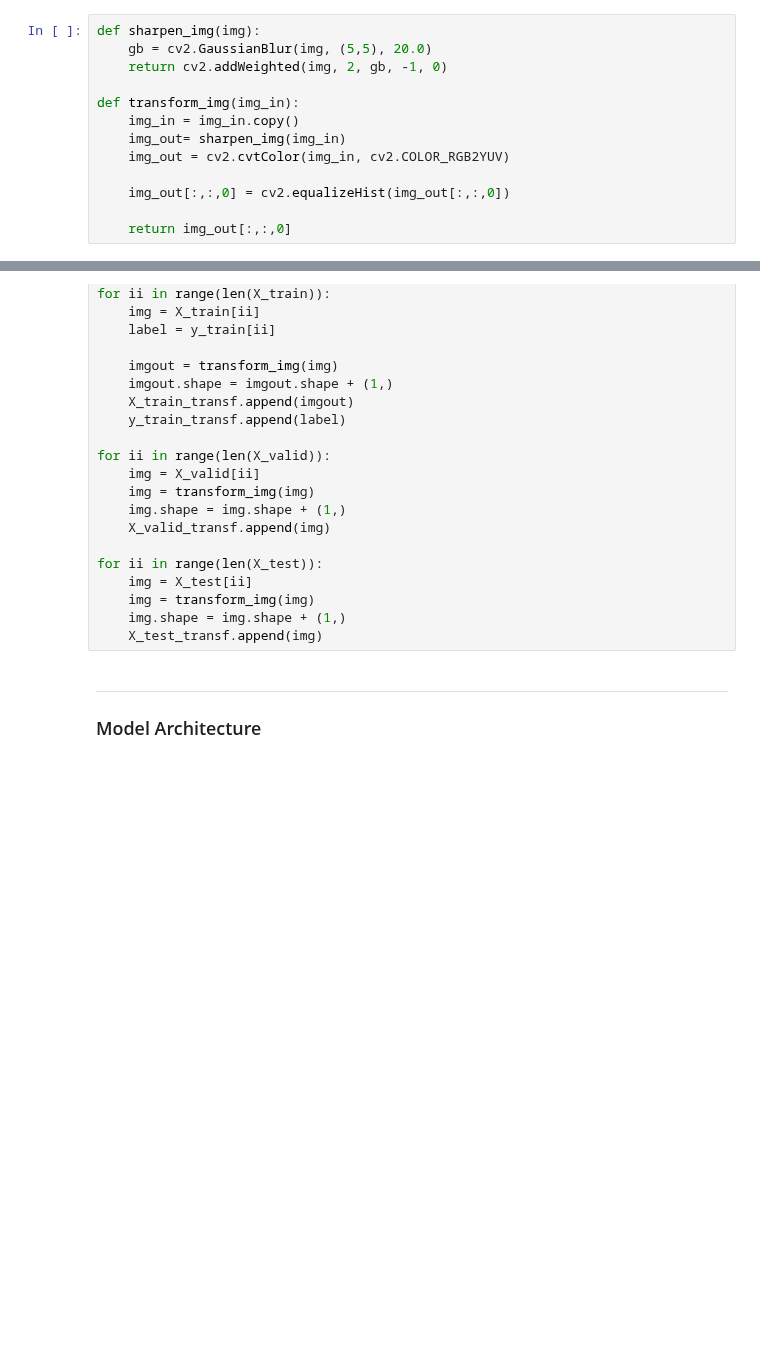
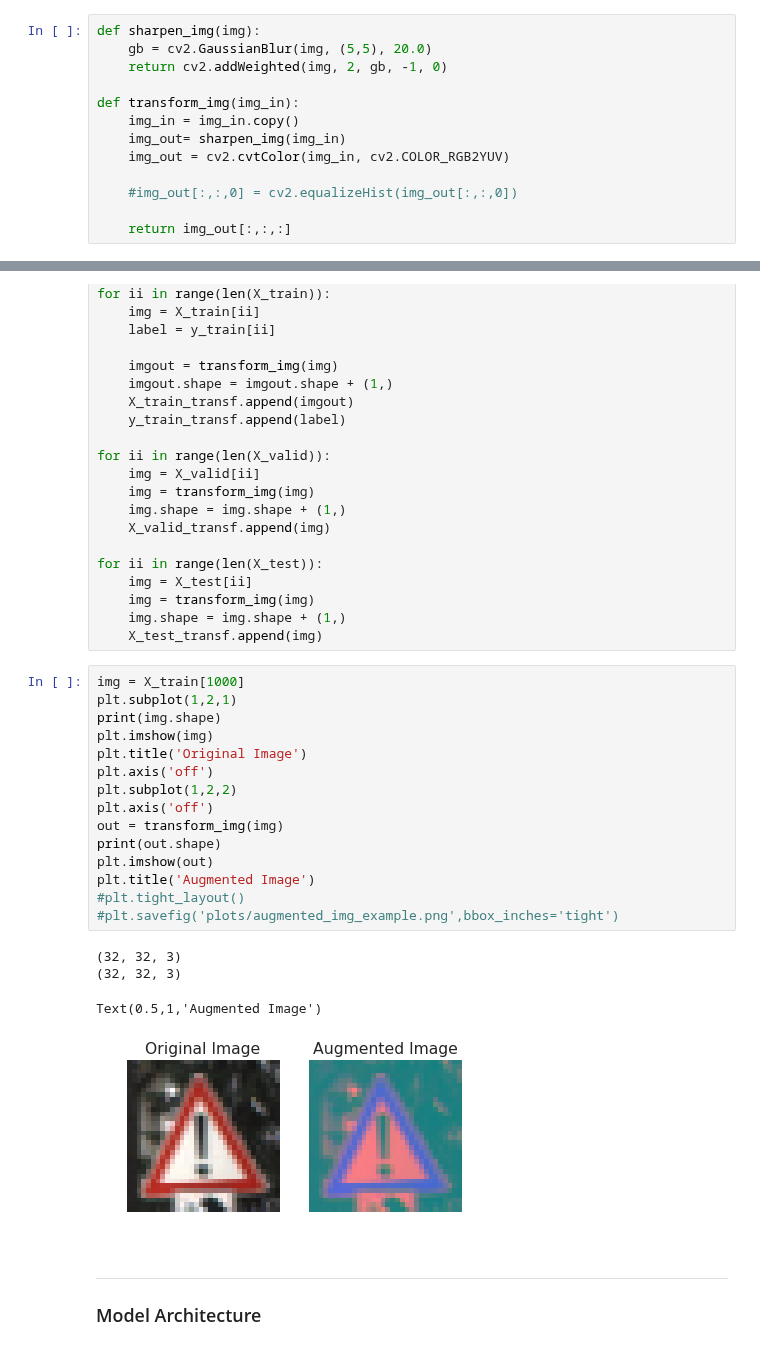
Before and after one commit to cecchilinux/machine_learning, a Jupyter notebook: notebooks/Traffic_signs_classifier.ipynb, the cells around one changed output, grey strips where cells are left out. Saved outputs shown, nothing was run; the diff lists cells and outputs as text; blank space fills up the shorter version.

```diff
--- a/notebooks/Traffic_signs_classifier.ipynb
+++ b/notebooks/Traffic_signs_classifier.ipynb
@@ -290,9 +290,9 @@ def transform_img(img_in):
     img_out= sharpen_img(img_in)
     img_out = cv2.cvtColor(img_in, cv2.COLOR_RGB2YUV)
 
-    img_out[:,:,0] = cv2.equalizeHist(img_out[:,:,0])
+    #img_out[:,:,0] = cv2.equalizeHist(img_out[:,:,0])
 
-    return img_out[:,:,0]
+    return img_out[:,:,:]
 # %%
 # Transform all images and augment training data
 X_train_transf = list()
@@ -319,6 +319,26 @@ for ii in range(len(X_test)):
     img = transform_img(img)
     img.shape = img.shape + (1,)
     X_test_transf.append(img)
+# %%
+img = X_train[1000]
+plt.subplot(1,2,1)
+print(img.shape)
+plt.imshow(img)
+plt.title('Original Image')
+plt.axis('off')
+plt.subplot(1,2,2)
+plt.axis('off')
+out = transform_img(img)
+print(out.shape)
+plt.imshow(out)
+plt.title('Augmented Image')
+#plt.tight_layout()
+#plt.savefig('plots/augmented_img_example.png',bbox_inches='tight')
+# %% [output]
+(32, 32, 3)
+(32, 32, 3)
+Text(0.5,1,'Augmented Image')
+[figure, added]
 # %% [markdown]
 ---
 
```
Also changed, not shown: parts of 3 cells of this notebook, 3 other files.
